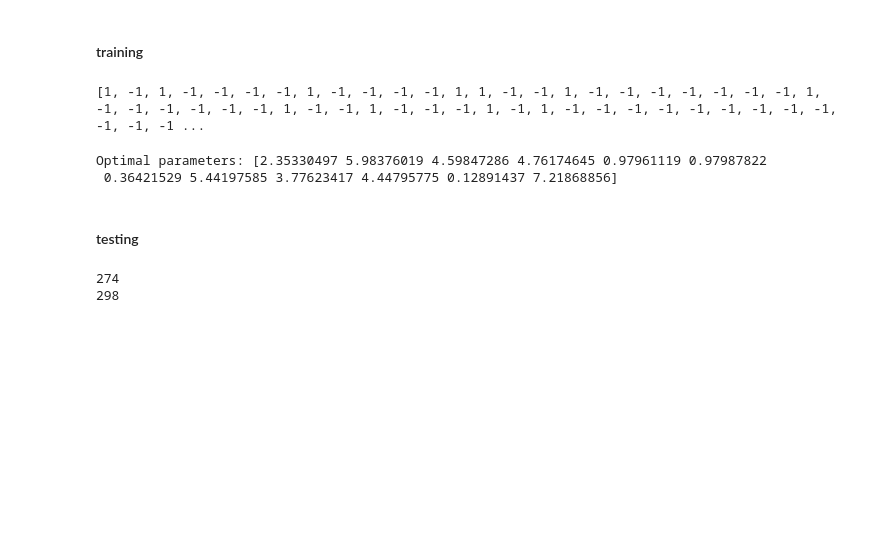
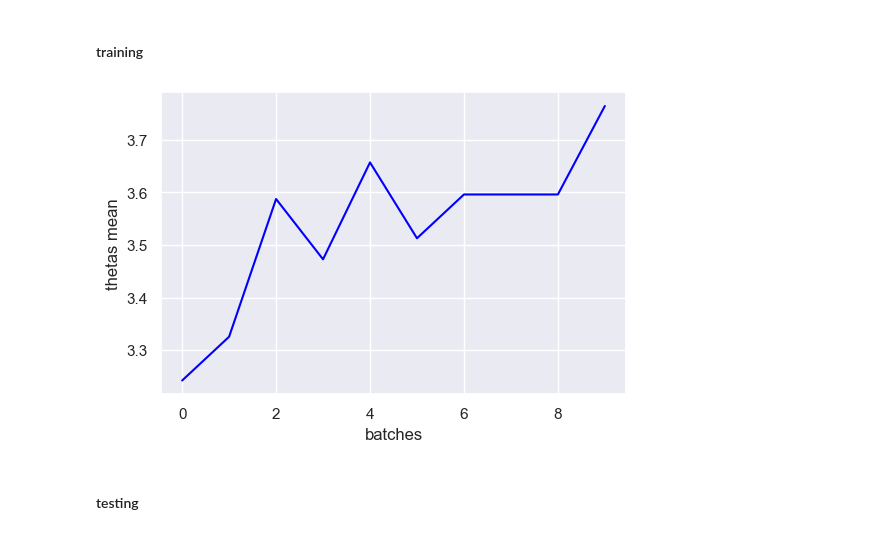
Before and after one commit to Roman20022002/QPQC_Project, a Jupyter notebook: n_qubits_QVC.ipynb, the cells around one changed output. Saved outputs shown, nothing was run; the diff lists cells and outputs as text; code cells hidden in the pictures; blank space fills up the shorter version.

```diff
--- a/n_qubits_QVC.ipynb
+++ b/n_qubits_QVC.ipynb
@@ -115,15 +137,6 @@ Initial parameters: [2.35330497 5.97351416 4.59925358 3.76148219 0.98029403 0.98
  0.3649501  5.44234523 3.77691701 4.44895122 0.12933619 6.09412333]
 # %% [markdown]
 #### training
-# %%
-shots = 1024
-
-predictions = []
-for i in tqdm(range(0, len(y_train))):
-    predictions.append(h(X_train[i], theta, n, d, shots))
-print(predictions)
-# %% [output]
-[1, -1, 1, -1, -1, -1, -1, 1, -1, -1, -1, -1, 1, 1, -1, -1, 1, -1, -1, -1, -1, -1, -1, -1, 1, -1, -1, -1, -1, -1, -1, 1, -1, -1, 1, -1, -1, -1, 1, -1, 1, -1, -1, -1, -1, -1, -1, -1, -1, -1, -1, -1, -1 ...
 # %%
 def MSE_loss(theta, y_train):
 
@@ -146,14 +159,43 @@ def MSE_loss(theta, y_train):
     norm = np.linalg.norm(error)
 
     return norm
-# %%
-objective_function = lambda theta: MSE_loss(theta, y_train)
-
-optimizer = COBYLA(maxiter=100)
-theta_opt = optimizer.minimize(objective_function, theta).x
-print('Optimal parameters: '+ str(theta_opt))
-# %% [output]
-Optimal parameters: [2.35330497 5.98376019 4.59847286 4.76174645 0.97961119 0.97987822
- 0.36421529 5.44197585 3.77623417 4.44795775 0.12891437 7.21868856]
+# %%
+epochs = n_batches
+shots = 1024
+thetas = []
+tmp = []
+for i in tqdm(range(0, epochs)):
+
+    prediction = []
+    data = x[i]
+    labels = y[i]
+
+    for i in range(0, len(data)):
+        prediction.append(h(data[i], theta, n, d, shots))
+
+        objective_function = lambda theta: MSE_loss(theta, labels)
+        optimizer = COBYLA(maxiter=100)
+
+        theta_opt = optimizer.minimize(objective_function, theta).x
+
+    thetas.append(theta)
+    tmp.append(prediction)
+    theta = theta_opt
+# %%
+thetas_mean = []
+
+for i in range(len(thetas)):
+    thetas_mean.append(np.mean(thetas[i]))
+
+#print(thetas)
+#print(thetas_mean)
+
+plt.plot(thetas_mean, color='blue')
+plt.xlabel('batches')
+plt.ylabel('thetas mean')
+#plt.legend(loc=0, frameon=False)
+plt.show()
+# %% [output]
+[figure, added]
 # %% [markdown]
 #### testing
@@ -164,7 +202 @@ for i in tqdm(range(0, len(y_train))):
-# %%
-print(sum(2*y_train-1-predictions))
-print(sum(2*y_train-1-h_new))
-# %% [output]
-274
-298
 # %%
```
Also changed, not shown: parts of 9 cells of this notebook.
